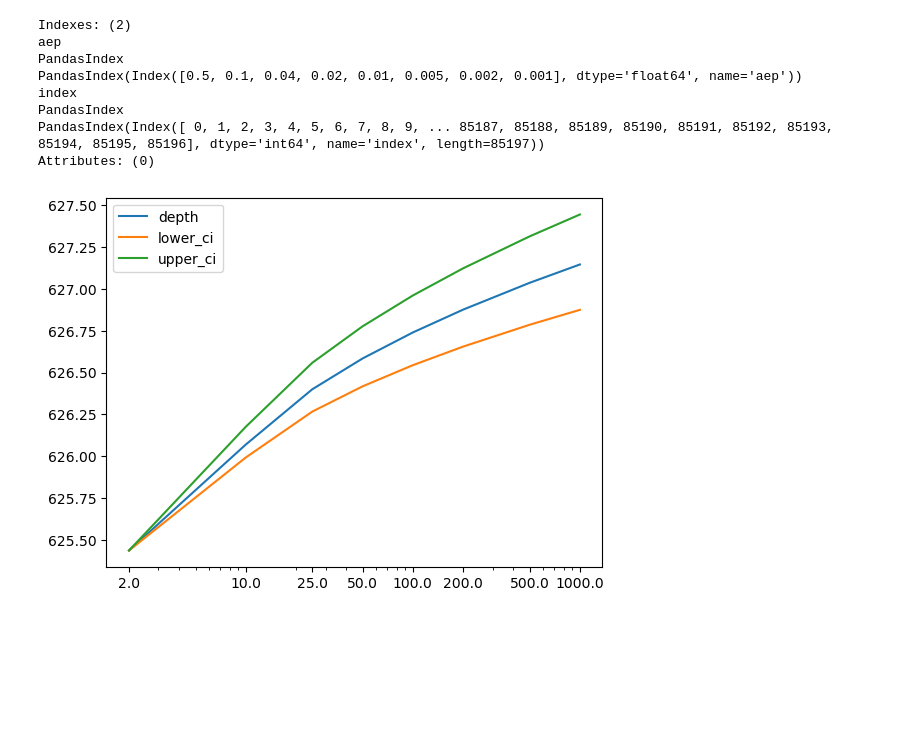
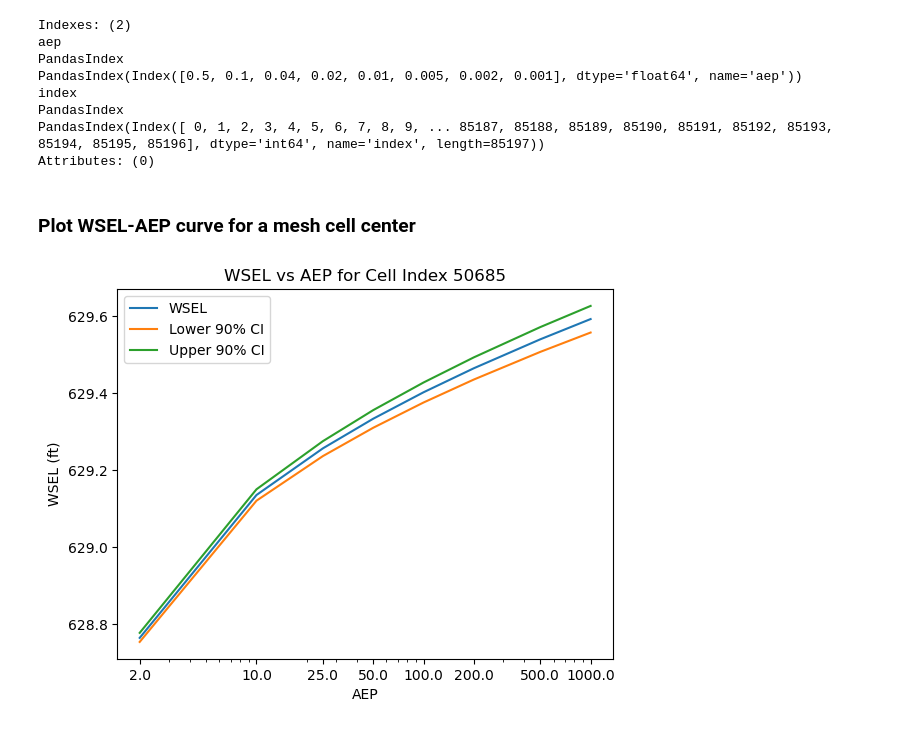
Before and after one commit to arc-pts/ffrd-grid-concept, a Jupyter notebook: 04-extract.ipynb, the cells around one changed output. Drawn from its saved outputs; the diff is of its cells as text; code cells hidden in the pictures; blank space fills up the shorter version.

```diff
--- a/04-extract.ipynb
+++ b/04-extract.ipynb
@@ -223,21 +238,26 @@ Attributes: (0)
 # %%
 import matplotlib.pyplot as plt
 
-def plot_depth_aep_curve(ds: xr.Dataset, index: int):
-    depth = ds.wsel.sel(index=index).values
+def plot_wsel_aep_curve(ds: xr.Dataset, index: int):
+    wsel = ds.wsel.sel(index=index).values
     lower_ci = ds.lower_ci.sel(index=index).values
     upper_ci = ds.upper_ci.sel(index=index).values
     return_periods = [1/aep for aep in ds.aep.values]
-    plt.plot(return_periods, depth, label='depth')
-    plt.plot(return_periods, lower_ci, label='lower_ci')
-    plt.plot(return_periods, upper_ci, label='upper_ci')
+    plt.plot(return_periods, wsel, label='WSEL')
+    plt.plot(return_periods, lower_ci, label='Lower 90% CI')
+    plt.plot(return_periods, upper_ci, label='Upper 90% CI')
     plt.xscale('log')
     plt.xticks(return_periods, return_periods)
     # plt.ylim(bottom=0.0)
+    plt.title(f'WSEL vs AEP for Cell Index {index}')
+    plt.xlabel('AEP')
+    plt.ylabel('WSEL (ft)')
     plt.legend()
     plt.show()
+# %% [markdown]
+### Plot WSEL-AEP curve for a mesh cell center
 # %%
 import random
-plot_depth_aep_curve(ds_result, random.randint(0, len(ds_result.index)))
+plot_wsel_aep_curve(ds_result, random.randint(0, len(ds_result.index)))
 # %% [output]
-[figure, old version]
+[figure, new version]
```
Also changed, not shown: parts of 12 cells of this notebook, 2 other files.
